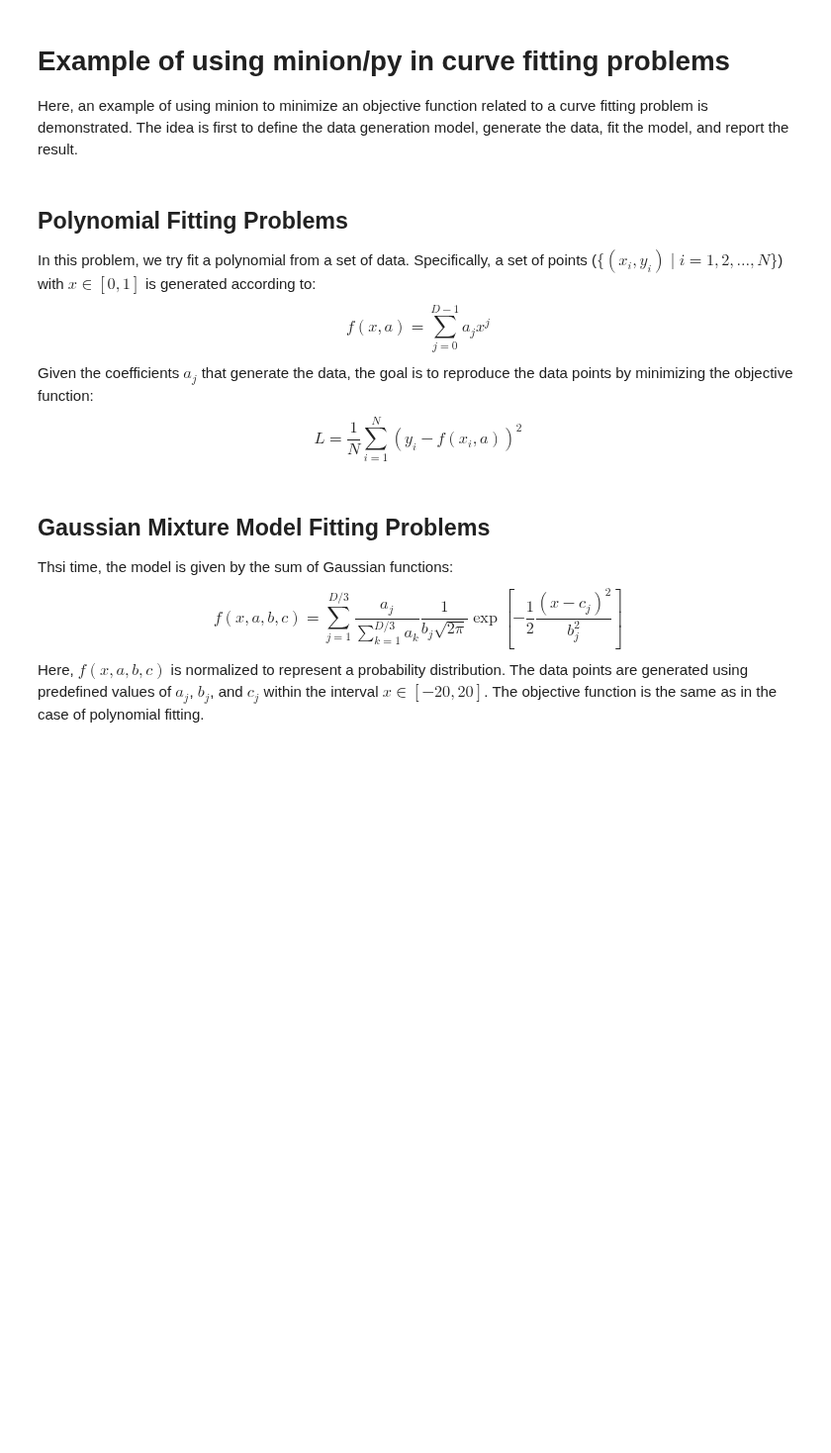
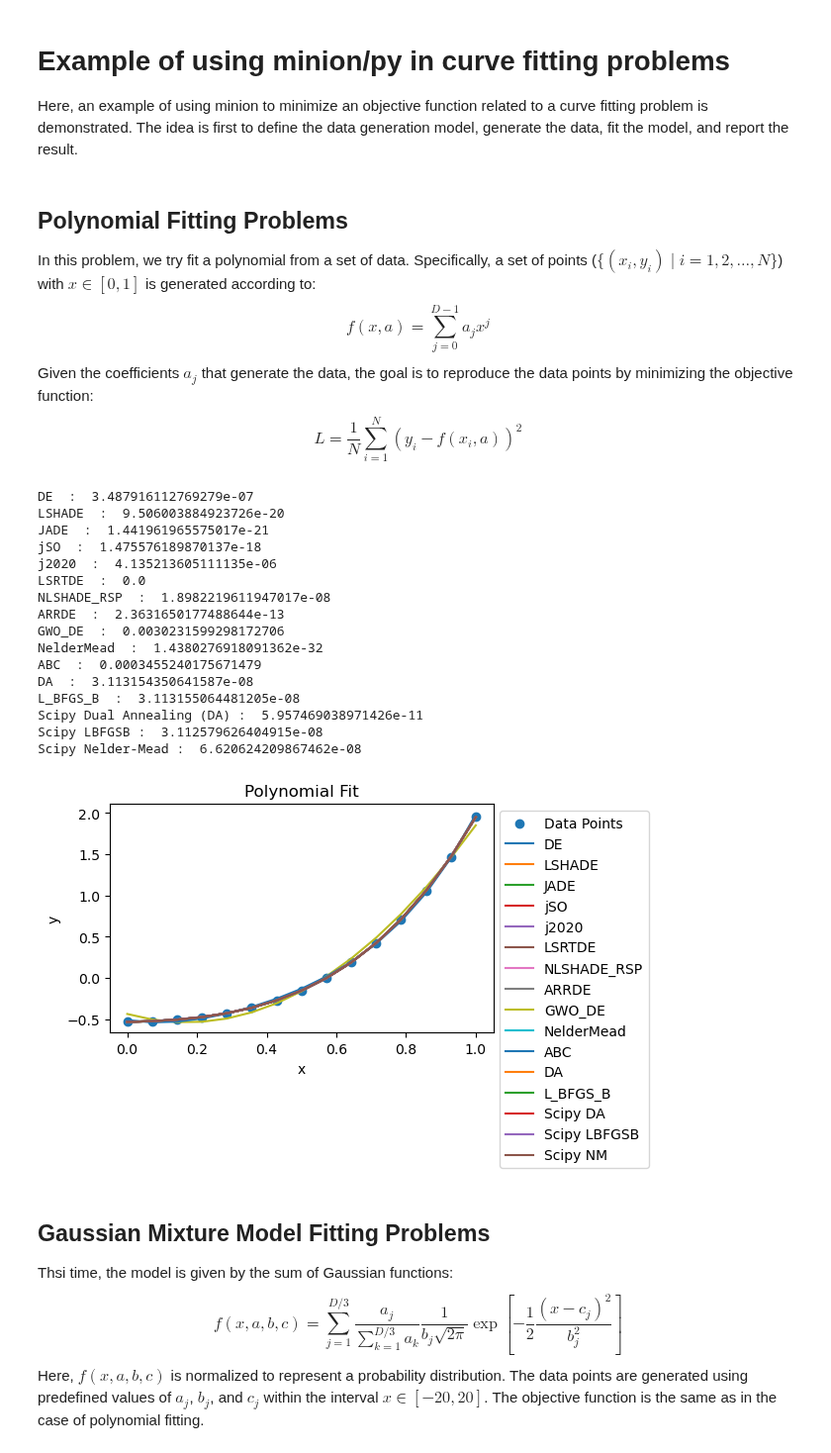
Before and after one commit to khoirulmuzakka/Minion, a Jupyter notebook: examples/minimizer.ipynb, the cells around one changed output. Shown at 99% size. Saved outputs shown, nothing was run; the diff lists cells and outputs as text; code cells hidden in the pictures; blank space fills up the shorter version.

```diff
--- a/examples/minimizer.ipynb
+++ b/examples/minimizer.ipynb
@@ -88,14 +92,14 @@ The performance of different algorithms to minimize these functions can be compa
 # %%
 dimension=10
 maxevals = 10000
-np.random.seed=1
-shift = 10*np.random.rand(dimension)
+np.random.seed(1)
+shift = 10*np.random.rand(dimension) #shift randomly
 bounds = [(-10, 10)]*dimension
 x0=  10*np.random.rand(dimension) # initial guess
-np.random.seed=None
+np.random.seed(None)
 
 for func_name in testFunctionDict :
-    #if func_name not in ["schaffer2", "ackley", "rastrigin", "rosenbrock"] : continue  #minimize only these functions, comment this line to show comparison for all test functions
+    if func_name not in ["schaffer2", "ackley", "rastrigin", "rosenbrock"] : continue  #minimize only these functions, comment this line to show comparison for all test functions
     print("Function : ", func_name)
 
     N=0
@@ -118,13 +122,13 @@ for func_name in testFunctionDict :
         N=0
         result = mpy.Minimizer(func=objective_function, x0=x0, bounds=bounds, algo=algo, relTol=0.0,
                             maxevals=maxevals, callback=None, seed=None, options={"population_size":0}).optimize()
-        print("\tAlgorithm : ", algo, "\t f(x) : ", result.fun, "\t Elapsed : \t", time.time()-t_start, "s ", N)
+        print("\tAlgorithm : ", algo, "\t f(x) : ", result.fun, "\t Elapsed : \t", time.time()-t_start, "s ")
 
     #compare to algorithms implemented in scipy
-    #t_start = time.time()
-    #res_DE = differential_evolution(objective_function_scipy, bounds=[(-10, 10)]*dimension, strategy="best1bin", popsize=5*dimension,
-    #                                maxiter=int(maxevals/(5*dimension)-1), polish=False )
-    #print("\tAlgorithm : ", "Scipy DE", "\t f(x) : ", res_DE.fun,  "\t Elapsed : \t", time.time()-t_start, "s")
+    t_start = time.time()
+    res_DE = differential_evolution(objective_function_scipy, bounds=[(-10, 10)]*dimension, strategy="best1bin", popsize=5*dimension,
+                                    maxiter=int(maxevals/(5*dimension)-1), polish=False )
+    print("\tAlgorithm : ", "Scipy DE", "\t f(x) : ", res_DE.fun,  "\t Elapsed : \t", time.time()-t_start, "s")
 
 
     t_start = time.time()
@@ -134,11 +138,11 @@ for func_name in testFunctionDict :
     t_start = time.time()
     N=0
     res_minimize = minimize(objective_function_scipy, x0 = x0, method="L-BFGS-B", options={"maxfun": maxevals} , bounds=bounds)
-    print("\tAlgorithm : ", "Scipy LBFGSB", "\t f(x) : ", res_minimize.fun,  "\t Elapsed : \t", time.time()-t_start, "s ", N)
+    print("\tAlgorithm : ", "Scipy L-BFGS-B", "\t f(x) : ", res_minimize.fun,  "\t Elapsed : \t", time.time()-t_start, "s ")
 
     t_start = time.time()
     N=0
     res_dual = dual_annealing(objective_function_scipy, bounds=bounds, maxfun=maxevals, x0=x0, no_local_search=False)
-    print("\tAlgorithm : ", "Scipy Dual Annealing", "\t f(x) : ", res_dual.fun,  "\t Elapsed : \t", time.time()-t_start, "s ",  N)
+    print("\tAlgorithm : ", "Scipy DA", "\t f(x) : ", res_dual.fun,  "\t Elapsed : \t", time.time()-t_start, "s ")
     print("")
 # %% [output]
@@ -169,7 +173,7 @@ If the objective function is not thread-safe, then **multiprocessing** can be us
 # Suppose the function to minimize is expensive to evaluate. In this case, multithreading helps.
 def func(x) :
     ret = rosenbrock(x)
-    time.sleep(0.) #each evaluation will take 0.01s now.
+    time.sleep(0.1) #each evaluation will take 0.1s now.
     return ret
 
 #Batch calculation of the function above is calculated using threadpoolexecutor with the number of threads equal to Nthreads
@@ -181,8 +185,8 @@ def objective_function(X) :
     return ret
 
 #Now minimize the function using minion
-dimension = 7 #set dimension of the problem
-maxevals = 500 #number of function calls
+dimension = 15 #set dimension of the problem
+maxevals = 1500 #number of function calls
 x0 = [3.0]*dimension # initial guess
 bounds = [(-10, 10)]*dimension
 
@@ -197,25 +201,25 @@ algo = "L_BFGS_B"
 min = mpy.Minimizer(func=objective_function, x0=x0, bounds=bounds, algo=algo, relTol=0.0, maxevals=maxevals, callback=None, seed=None, options=None)
 result = min.optimize()
 elapsed= time.time()-now
-print("Algo : ",algo, "\n\t x : ", result.x, "\n\t f(x) : ", result.fun, "\n\t Elapsed: ", elapsed, " seconds\n")
+print("Algo : L-BFGS-B", "\n\t x : ", result.x, "\n\t f(x) : ", result.fun, "\n\t Elapsed: ", elapsed, " seconds\n")
 
 algo = "DA"
 min = mpy.Minimizer(func=objective_function, x0=x0, bounds=bounds, algo=algo, relTol=0.0, maxevals=maxevals, callback=None, seed=None, options=None)
 result = min.optimize()
 elapsed= time.time()-now
-print("Algo : ",algo, "\n\t x : ", result.x, "\n\t f(x) : ", result.fun, "\n\t Elapsed: ", elapsed, " seconds\n")
+print("Algo : Dual Annealing", "\n\t x : ", result.x, "\n\t f(x) : ", result.fun, "\n\t Elapsed: ", elapsed, " seconds\n")
 
 
 #compared to scipy dual annealing that does not support multithreading natively
 now = time.time()
 res_dual = dual_annealing(func, bounds= bounds, maxfun=maxevals, no_local_search=False, x0=x0)
 elapsed = time.time()-now
-print("Algo : Scipy Dual Annealing ", "\n\t x : ", res_dual.x, "\n\t f(x) : ", res_dual.fun, "\n\t Elapsed: ", elapsed, " seconds")
+print("Algo : Scipy Dual Annealing ", "\n\t x : ", res_dual.x, "\n\t f(x) : ", res_dual.fun, "\n\t Elapsed: ", elapsed, " seconds\n")
 
 t_start = time.time()
 res_minimize = minimize(func, x0 = x0, method="L-BFGS-B", options={"maxfun": maxevals}, bounds= bounds)
 elapsed = time.time()-t_start
-print("Algo : Scipy BFGS ", "\n\t x : ", res_minimize.x, "\n\t f(x) : ", res_minimize.fun, "\n\t Elapsed: ", elapsed, " seconds")
+print("Algo : Scipy L-BFGS-B ", "\n\t x : ", res_minimize.x, "\n\t f(x) : ", res_minimize.fun, "\n\t Elapsed: ", elapsed, " seconds\n")
 
 
 #do not forget to shut down the executor
@@ -348,34 +390,56 @@ def objective_function(coefficients):
 def objective_function_vect(X) :
     return [objective_function(x) for x in X ]
 
 
 bounds= [(-10, 10)]*dimension
 Nmaxeval= 10000
 algos = ["DE","LSHADE", "JADE", "jSO", "j2020", "LSRTDE", "NLSHADE_RSP", "ARRDE", "GWO_DE", "NelderMead", "ABC", "DA", "L_BFGS_B"] #here, DA is dual annealing, ABC=artificial bee colony
 
 # Step 4: Minimize the obj function and plot the results
 plt.figure(figsize=(5,3))
 plt.scatter(x_data, y_data, label='Data Points')
 
 x0 = [0.0 for _ in range(dimension)]
 for algo in algos :
     res = mpy.Minimizer(objective_function_vect, bounds, x0=x0, relTol=0.0, algo = algo, maxevals=Nmaxeval, callback=None, seed=0, options={"population_size": 0}).optimize()
     print(algo , " : ", res.fun)
     plt.plot(x_data, polynomial_model(x_data, res.x ), label=algo)
 
 dual_ann = dual_annealing(objective_function, bounds, maxfun=Nmaxeval, no_local_search=False)
 print("Scipy Dual Annealing (DA) : ", dual_ann.fun)
 plt.plot(x_data, polynomial_model(x_data, dual_ann.x ), label="Scipy DA")
 
-res = minimize(objective_function, x0 = x0, method="Nelder-Mead", options={"maxfev": Nmaxeval, "adaptive":True} )
+res = minimize(objective_function, x0 = x0, bounds=bounds, method="L-BFGS-B", options={"maxfun": Nmaxeval} )
+print("Scipy LBFGSB : ", res.fun)
+plt.plot(x_data, polynomial_model(x_data, res.x ), label="Scipy LBFGSB")
+
+res = minimize(objective_function, x0 = x0, bounds=bounds, method="Nelder-Mead", options={"maxfev": Nmaxeval, "adaptive":True} )
 print("Scipy Nelder-Mead : ", res.fun)
 plt.plot(x_data, polynomial_model(x_data, res.x ), label="Scipy NM")
 
 plt.legend(loc="upper left", bbox_to_anchor=(1, 1))
 plt.title('Polynomial Fit')
 plt.xlabel('x')
 plt.ylabel('y')
 plt.show()
+# %% [output]
+DE  :  3.487916112769279e-07
+LSHADE  :  9.506003884923726e-20
+JADE  :  1.441961965575017e-21
+jSO  :  1.475576189870137e-18
+j2020  :  4.135213605111135e-06
+LSRTDE  :  0.0
+NLSHADE_RSP  :  1.8982219611947017e-08
+ARRDE  :  2.3631650177488644e-13
+GWO_DE  :  0.0030231599298172706
+NelderMead  :  1.4380276918091362e-32
+ABC  :  0.0003455240175671479
+DA  :  3.113154350641587e-08
+L_BFGS_B  :  3.113155064481205e-08
+Scipy Dual Annealing (DA) :  5.957469038971426e-11
+Scipy LBFGSB :  3.112579626404915e-08
+Scipy Nelder-Mead :  6.620624209867462e-08
+[figure, added]
 # %% [markdown]
 ## Gaussian Mixture Model Fitting Problems
 
```
Also changed, not shown: parts of 9 cells of this notebook, 4 other files.
